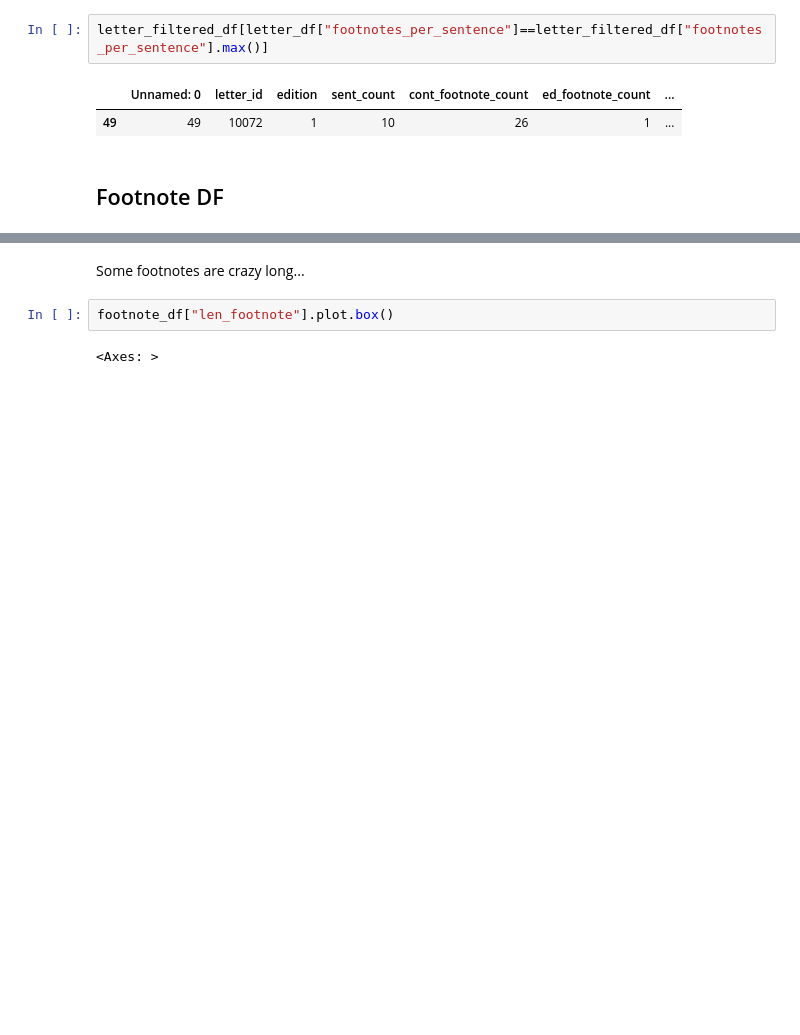
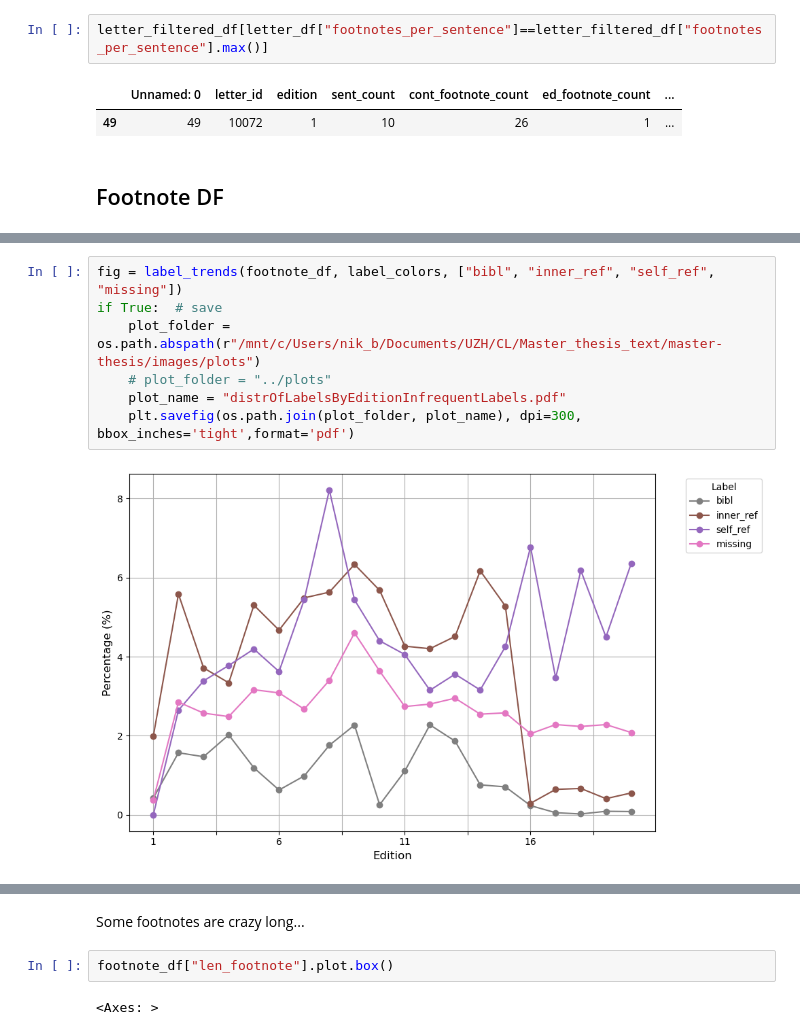
Before and after one commit to Boffl/BullingerDigitalLMFootnotes, a Jupyter notebook: data_analysis_and_preparation/prepare_data.ipynb, the cells around one changed output, grey strips where cells are left out. Cells and saved outputs as stored; diff of their text form; blank space fills up the shorter version.

```diff
--- a/data_analysis_and_preparation/prepare_data.ipynb
+++ b/data_analysis_and_preparation/prepare_data.ipynb
@@ -197,0 +211,9 @@ if True:  # save
+# %%
+fig = label_trends(footnote_df, label_colors, ["bibl", "inner_ref", "self_ref", "missing"])
+if True:  # save
+    plot_folder = os.path.abspath(r"/mnt/c/Users/nik_b/Documents/UZH/CL/Master_thesis_text/master-thesis/images/plots")
+    # plot_folder = "../plots"
+    plot_name = "distrOfLabelsByEditionInfrequentLabels.pdf"
+    plt.savefig(os.path.join(plot_folder, plot_name), dpi=300, bbox_inches='tight',format='pdf')
+# %% [output]
+[figure, added]
```
Also changed, not shown: parts of 7 cells of this notebook.
